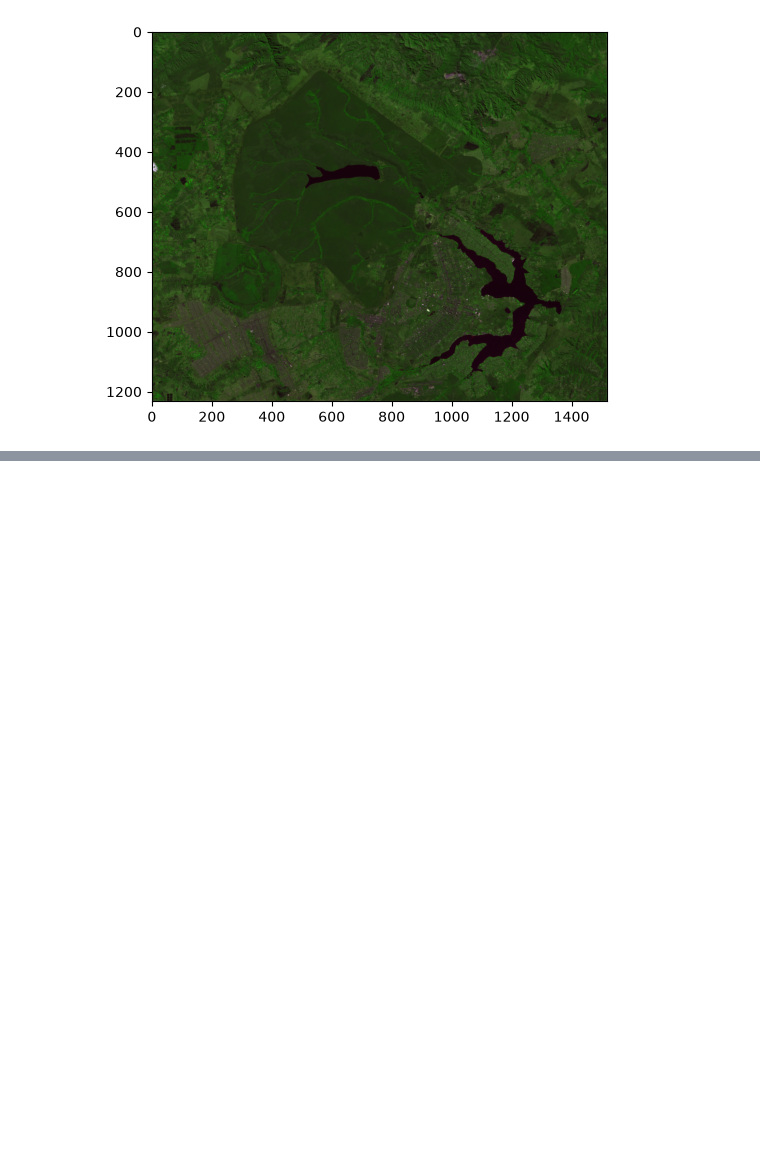
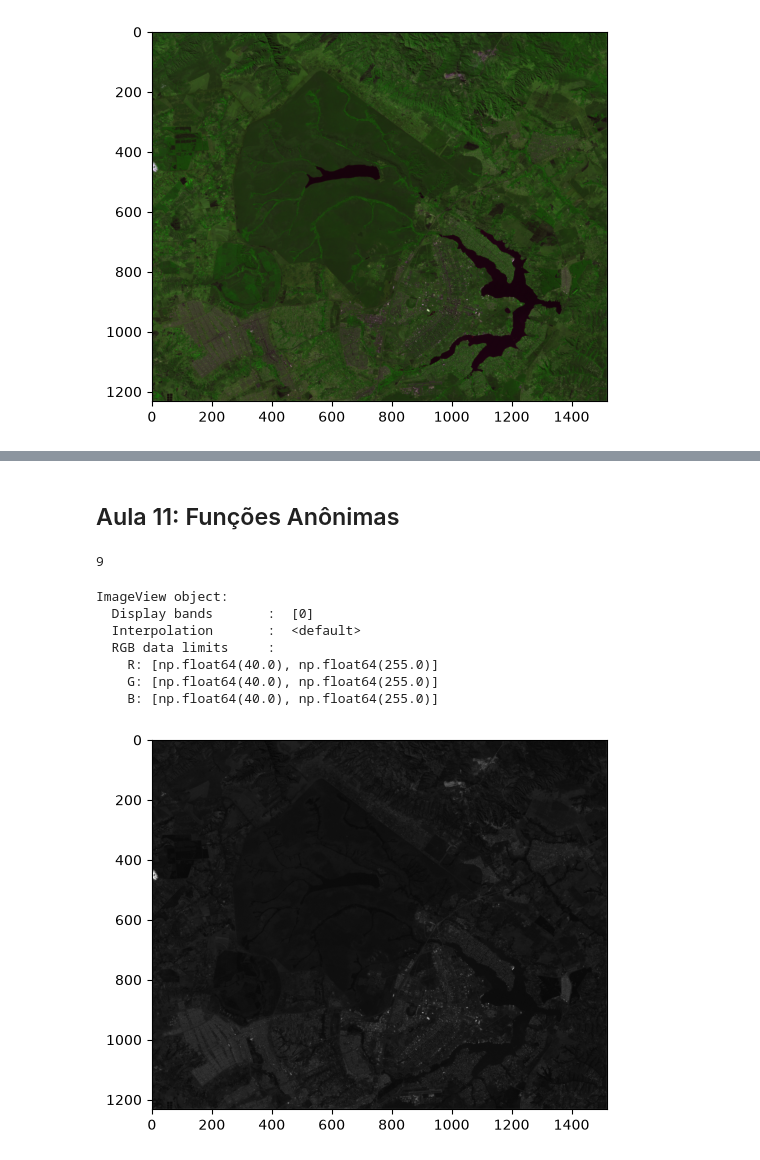
Before and after one commit to wanderam/PDIPy_wam, a Jupyter notebook: modulo2.ipynb, the cells around one changed output, grey strips where cells are left out. Saved outputs shown, nothing was run; the diff lists cells and outputs as text; code cells hidden in the pictures; blank space fills up the shorter version.

Commit message:
Código da Aula 11

```diff
--- a/modulo2.ipynb
+++ b/modulo2.ipynb
@@ -371,0 +368,2 @@ Sensoriamento remoto
+# %% [markdown]
+## Aula 11: Funções Anônimas
@@ -371,0 +375,25 @@ Sensoriamento remoto
+# %%
+soma(2, 7)
+# %% [output]
+9
+# %%
+# Exemplificando com imagens de satélite
+
+img_n = tif.imread('dataset/L71221071_07120010720_DN.tif')
+# %%
+# Atribuindo as bandas
+
+b1_n = img_n[:, :, 0]    # banda do azul
+b2_n = img_n[:, :, 1]    # banda do verde
+b3_n = img_n[:, :, 2]    # banda do vermelho
+# %%
+imshow(b1_n)
+# %% [output]
+ImageView object:
+  Display bands       :  [0]
+  Interpolation       :  <default>
+  RGB data limits     :
+    R: [np.float64(40.0), np.float64(255.0)]
+    G: [np.float64(40.0), np.float64(255.0)]
+    B: [np.float64(40.0), np.float64(255.0)]
+[figure, added]
```
Also changed, not shown: parts of 12 cells of this notebook.
